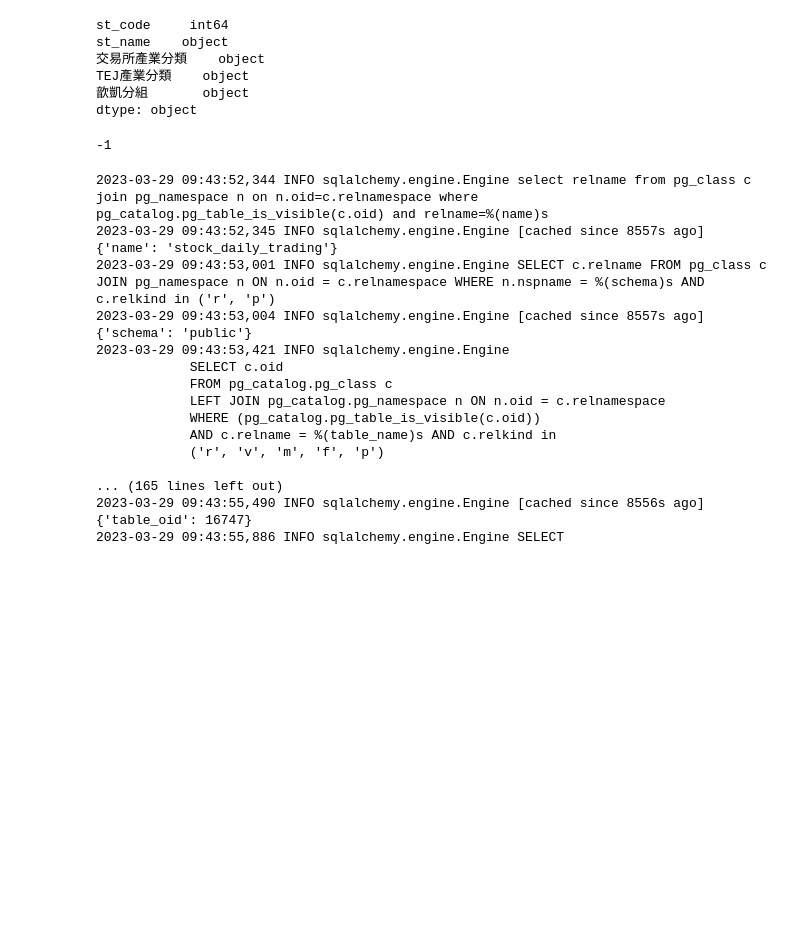
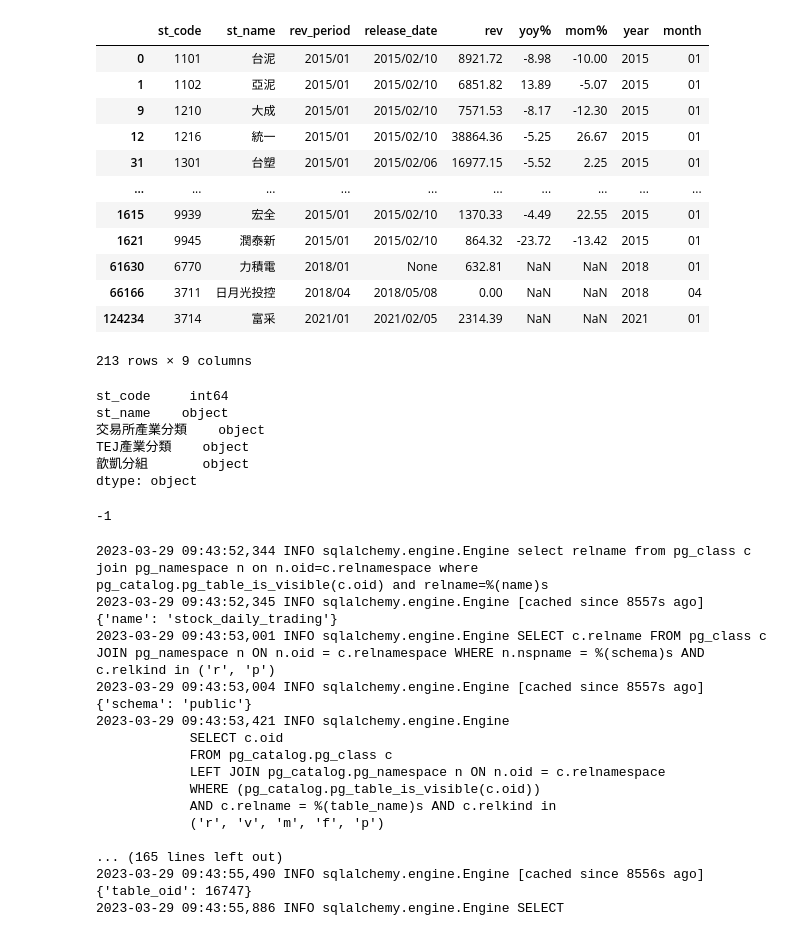
Before and after one commit to Cyu41/Revenue, a Jupyter notebook: Predict_REV/Untitled.ipynb, the cells around one changed output. Saved outputs shown, nothing was run; the diff lists cells and outputs as text; code cells hidden in the pictures; blank space fills up the shorter version.

```diff
--- a/Predict_REV/Untitled.ipynb
+++ b/Predict_REV/Untitled.ipynb
@@ -181,15 +181,13 @@ print('完成最新預估營收csv完整的', datetime.datetime.now())
 
 """
 不同分類的預估營收名單： CB/個股期/濾產業的
-"""
+
 ### 個股期 ###
-futures_data = """
-SELECT DISTINCT 標的證券 FROM 個股期歷史資料（近月及近二月）;
-"""
-st_future = pd.read_sql(futures_data, engine)
+st_future = pd.read_sql("個股期歷史資料（近月及近二月）", engine)
+st_future = st_future.sort_values('日期').drop_duplicates(subset='標的證券', keep='last')
 st_future['st_code'] = st_future['標的證券'].str[:4]
 # predict_nxt_month_futures = predict_nxt_month[predict_nxt_month['代號'].isin(st_future.st_code)]
-st_future.st_code.to_pickle("/Users/yuchun/Revenue/Web2/models/st_futures.pkl")
+st_future[st_future['日期'] == st_future['日期'].drop_duplicates().tail(1).values[0]].st_code.to_pickle("/Users/yuchun/Revenue/Web2/models/st_futures.pkl")
 print('完成個股期部分', datetime.datetime.now())
 
 
@@ -217,7 +215,7 @@ filtered = industry[(industry['交易所產業分類'] != 'M1722 生技醫療')
 # predict_nxt_month_filtered = predict_nxt_month[predict_nxt_month['代號'].isin(filtered.st_code.astype(str)) == True]
 filtered.st_code.astype(str).to_pickle('/Users/yuchun/Revenue/Web2/models/filtered.pkl')
 print('完成過濾產業', datetime.datetime.now())
-
+"""
 
 """
 更新個股每日收盤資訊
@@ -340,3 +336,20 @@ industry.to_pickle('/Users/yuchun/Revenue/Web2/models/industry.pkl')
+# %%
+st_future['日期'].drop_duplicates().tail(1).values[0]
+db[db.st_code.isin(st_future[st_future['日期'] == st_future['日期'].drop_duplicates().tail(1).values[0]].st_code.sort_values())].drop_duplicates('st_code')
+# %% [output]
+|  | st_code | st_name | rev_period | release_date | rev | yoy％ | mom％ | year | month |
+| 0 | 1101 | 台泥 | 2015/01 | 2015/02/10 | 8921.72 | -8.98 | -10.00 | 2015 | 01 |
+| 1 | 1102 | 亞泥 | 2015/01 | 2015/02/10 | 6851.82 | 13.89 | -5.07 | 2015 | 01 |
+| 9 | 1210 | 大成 | 2015/01 | 2015/02/10 | 7571.53 | -8.17 | -12.30 | 2015 | 01 |
+| 12 | 1216 | 統一 | 2015/01 | 2015/02/10 | 38864.36 | -5.25 | 26.67 | 2015 | 01 |
+| 31 | 1301 | 台塑 | 2015/01 | 2015/02/06 | 16977.15 | -5.52 | 2.25 | 2015 | 01 |
+| ... | ... | ... | ... | ... | ... | ... | ... | ... | ... |
+| 1615 | 9939 | 宏全 | 2015/01 | 2015/02/10 | 1370.33 | -4.49 | 22.55 | 2015 | 01 |
+| 1621 | 9945 | 潤泰新 | 2015/01 | 2015/02/10 | 864.32 | -23.72 | -13.42 | 2015 | 01 |
+| 61630 | 6770 | 力積電 | 2018/01 | None | 632.81 | NaN | NaN | 2018 | 01 |
+| 66166 | 3711 | 日月光投控 | 2018/04 | 2018/05/08 | 0.00 | NaN | NaN | 2018 | 04 |
+| 124234 | 3714 | 富采 | 2021/01 | 2021/02/05 | 2314.39 | NaN | NaN | 2021 | 01 |
+213 rows × 9 columns
 # %%
 cluster = pd.read_csv('/Users/yuchun/Revenue/ML_Cluster/cluster_industry.csv')
 industry = pd.read_csv('/Users/yuchun/Revenue/ML_Cluster/industry.csv')
```
Also changed, not shown: parts of 3 cells of this notebook, 7 other files.
